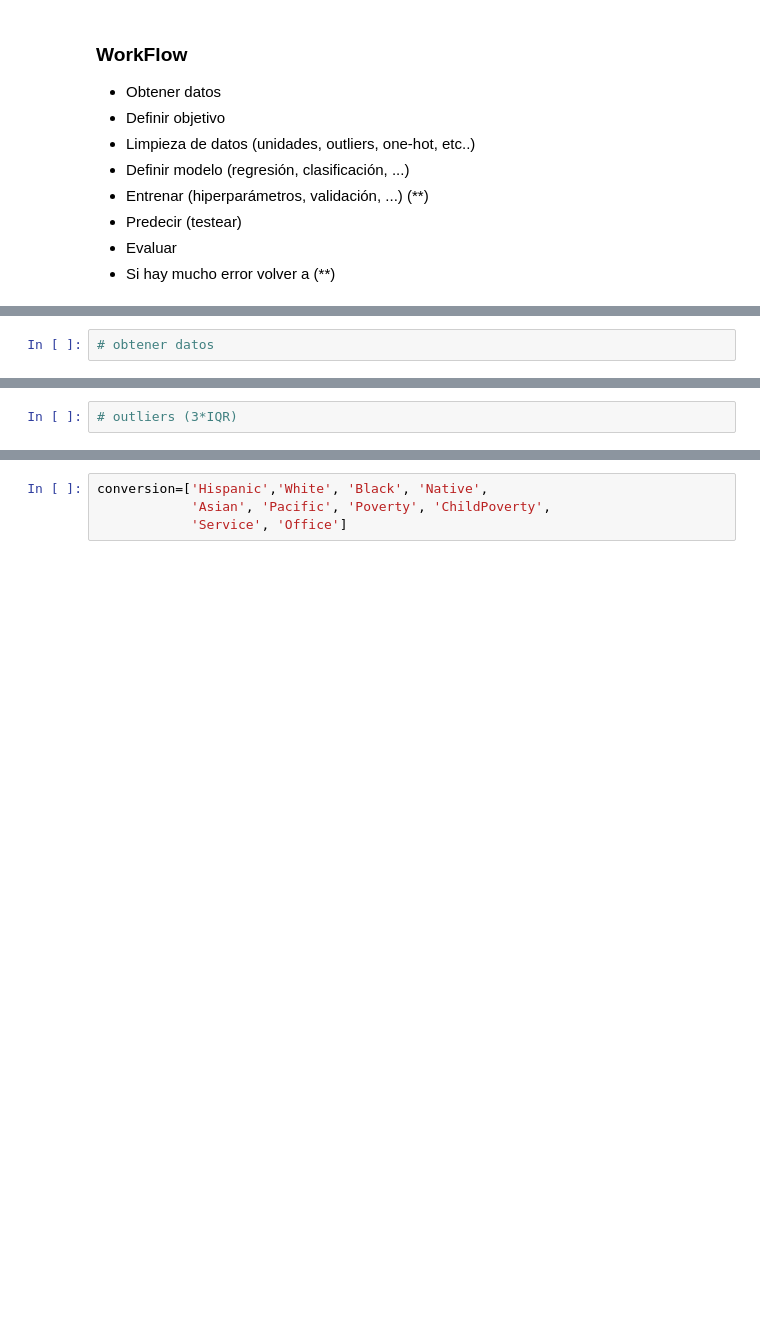
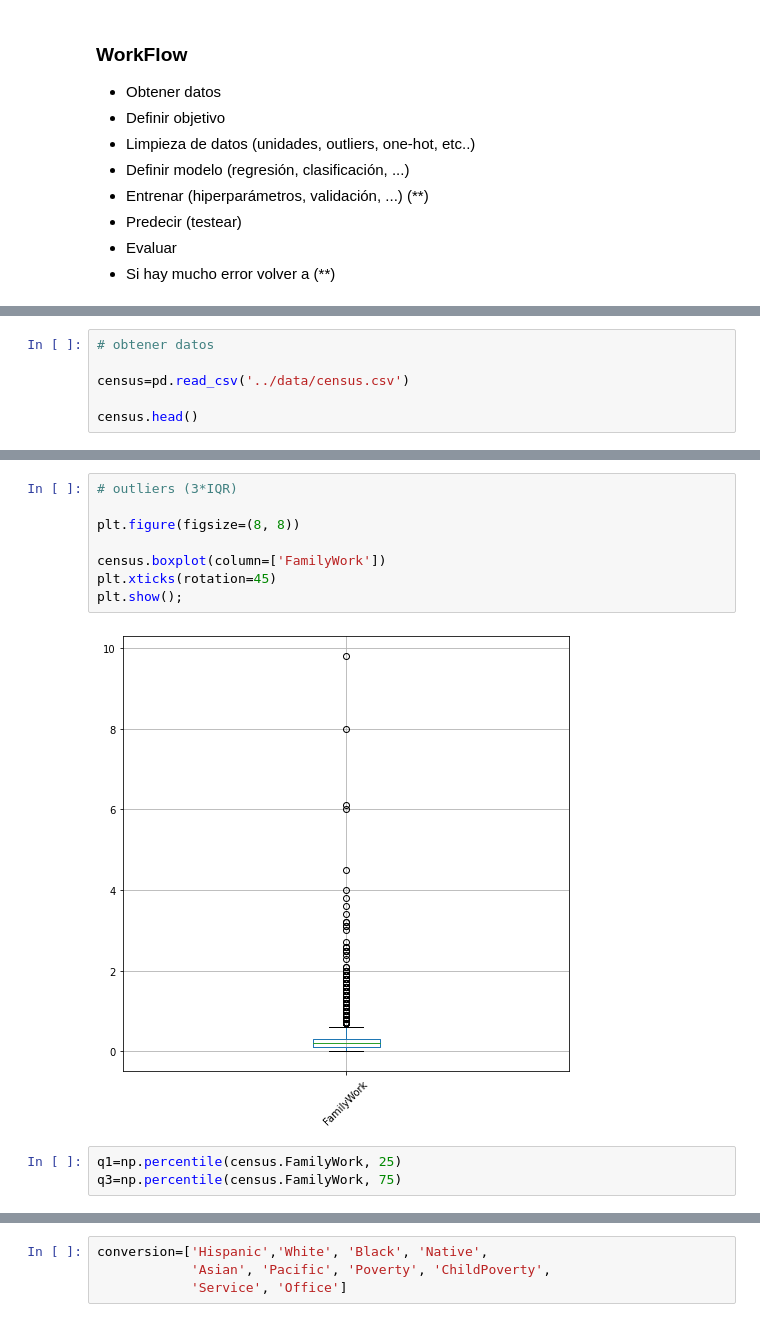
Before and after one commit to Ironhack-Data-Madrid-Abril-2021/Material_Clase, a Jupyter notebook: semana_6/1.1 - Intro Machine Learning.ipynb, the cells around one changed output, grey strips where cells are left out. Saved outputs shown, nothing was run; the diff lists cells and outputs as text; blank space fills up the shorter version.

```diff
--- a/semana_6/1.1 - Intro Machine Learning.ipynb
+++ b/semana_6/1.1 - Intro Machine Learning.ipynb
@@ -30,3 +31,7 @@ import seaborn as sns
 %matplotlib inline
 # %%
 # obtener datos
+
+census=pd.read_csv('../data/census.csv')
+
+census.head()
@@ -33,2 +77,13 @@ import seaborn as sns
 # %%
 # outliers (3*IQR)
+
+plt.figure(figsize=(8, 8))
+
+census.boxplot(column=['FamilyWork'])
+plt.xticks(rotation=45)
+plt.show();
+# %% [output]
+[figure, added]
+# %%
+q1=np.percentile(census.FamilyWork, 25)
+q3=np.percentile(census.FamilyWork, 75)
```
Also changed, not shown: parts of 33 cells of this notebook.
